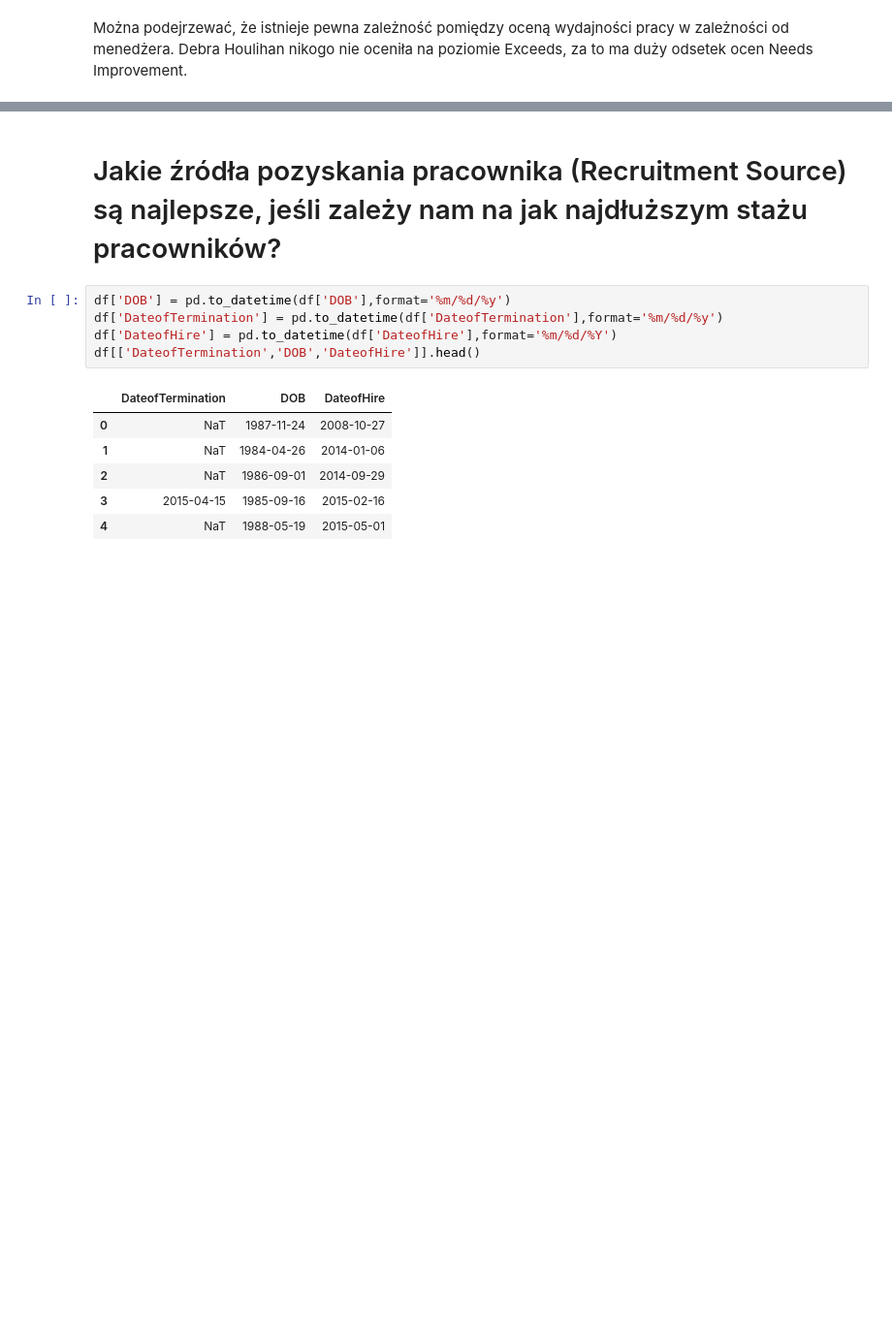
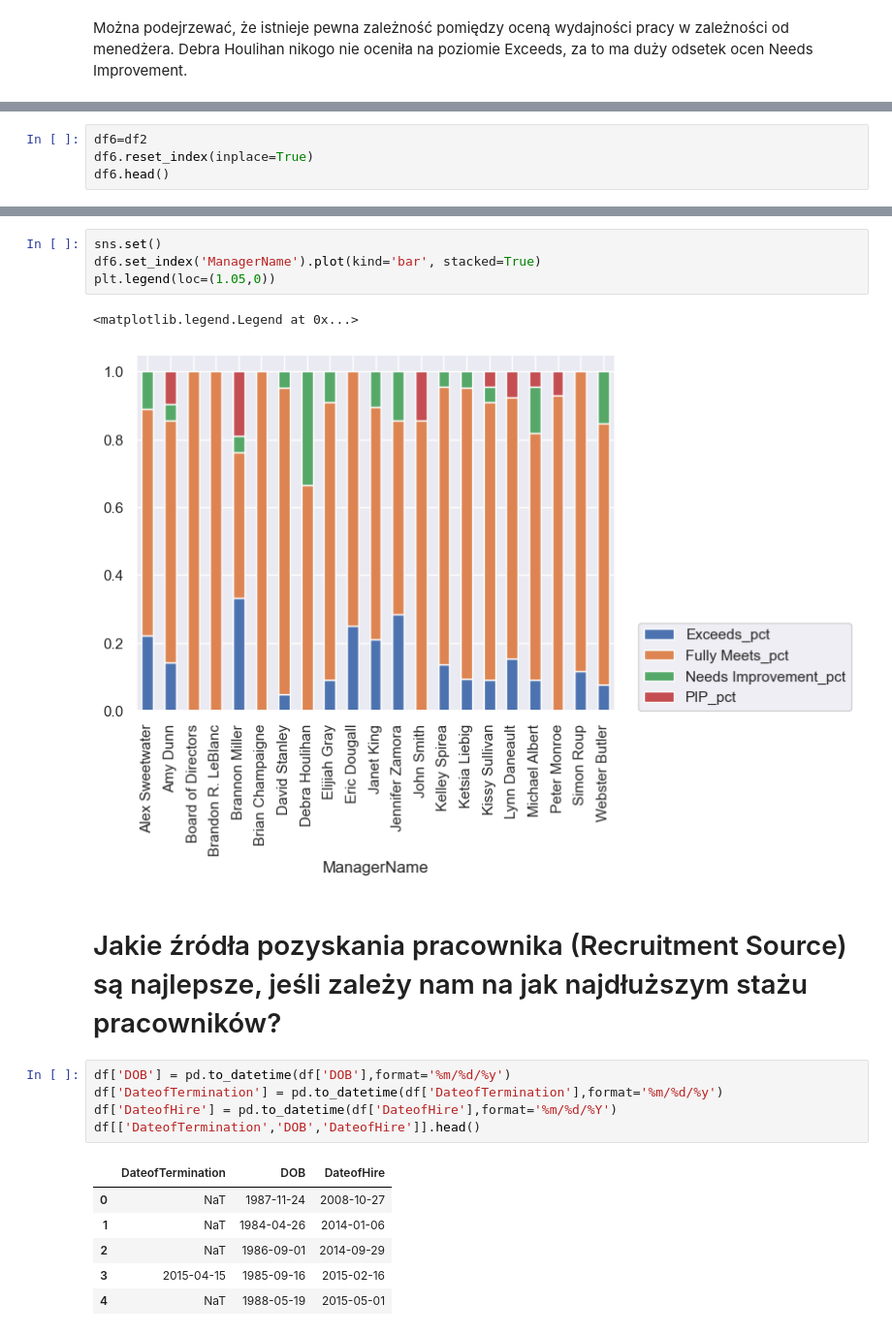
Before and after one commit to lukpytlewski/HR-dataset, a Jupyter notebook: HR_dataset.ipynb, the cells around one changed output, grey strips where cells are left out. Shown: that part at 97% size. Saved outputs shown, nothing was run; the diff lists cells and outputs as text; blank space fills up the shorter version.

```diff
--- a/HR_dataset.ipynb
+++ b/HR_dataset.ipynb
@@ -90,0 +93,4 @@ Można podejrzewać, że istnieje pewna zależność pomiędzy oceną wydajnośc
+# %%
+df6=df2
+df6.reset_index(inplace=True)
+df6.head()
@@ -91,3 +104,10 @@ Można podejrzewać, że istnieje pewna zależność pomiędzy oceną wydajnośc
+# %%
+sns.set()
+df6.set_index('ManagerName').plot(kind='bar', stacked=True)
+plt.legend(loc=(1.05,0))
+# %% [output]
+<matplotlib.legend.Legend at 0x...>
+[figure, added]
 # %% [markdown]
 # Jakie źródła pozyskania pracownika (Recruitment Source) są najlepsze, jeśli zależy nam na jak najdłuższym stażu pracowników?
 # %%
```
Also changed, not shown: parts of 11 cells of this notebook.
